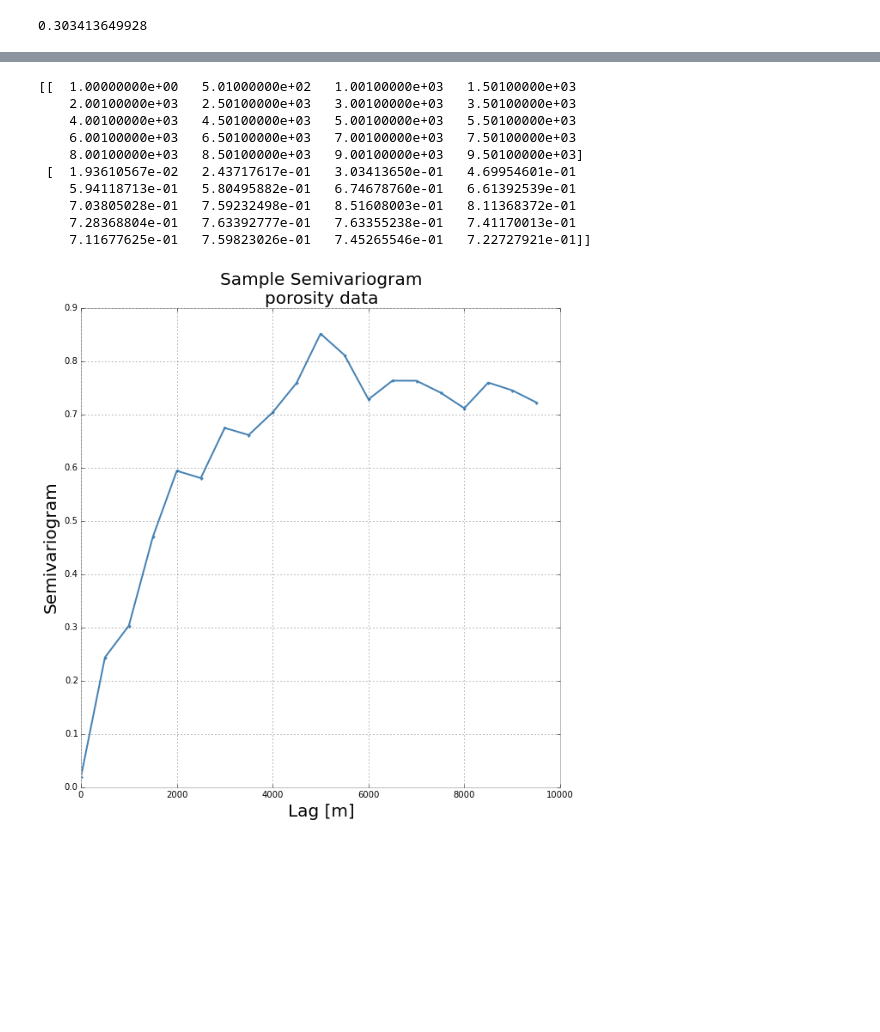
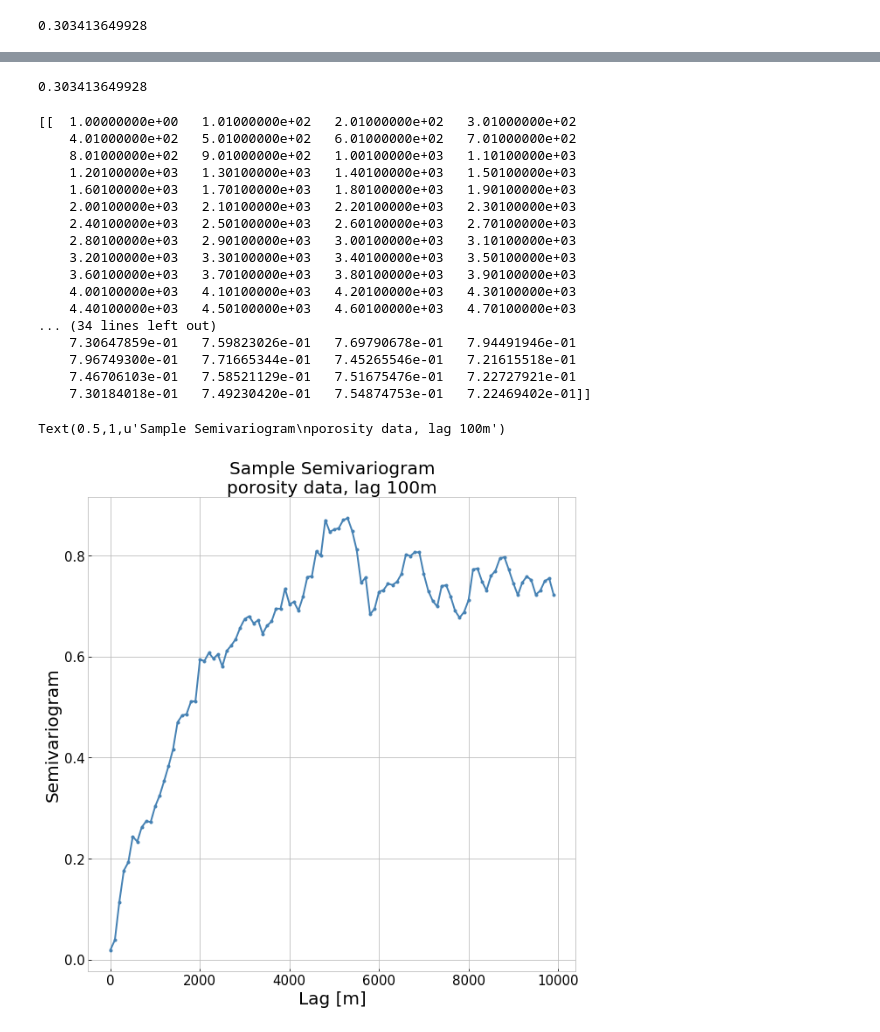
Before and after one commit to fedhere/UInotebooks, a Jupyter notebook: kriging/kriging_porosity.ipynb, the cells around one changed output, grey strips where cells are left out. Drawn from its saved outputs; the diff is of its cells as text; code cells hidden in the pictures; blank space fills up the shorter version.

```diff
--- a/kriging/kriging_porosity.ipynb
+++ b/kriging/kriging_porosity.ipynb
@@ -46,17 +63,18 @@ def SVh_vctzd( P, h, bw ):
     #print pdsv
     N = pdsv.shape[0]
     #print N
-
-    #print pd
+    #print np.triu_indices(N)
     Z = np.zeros((N,N))
-    Z = Z-P[:,2]
-    Z = Z.T+P[:,2]
-    Z=Z**2
-    Zcd =  Z[np.array((np.triu_indices(N))>0) * \
-            (pdsv >= h-bw) * (pdsv <= h+bw) * \
+    Z = Z - P[:,2]
+    #print Z
+    Z = Z.T + P[:,2]
+    #print Z
+    Z = Z**2
+    #print Z
+    Zcd =  Z[(pdsv >= h - bw) * (pdsv <= h + bw) * \
             (~np.identity(N, dtype=bool))]
 
-    #print Z
+    #print Zcd
     return np.sum( Zcd ) / ( 2.0 * len( Zcd ) )
 
 def SVh( P, h, bw ):
@@ -66,16 +84,17 @@ def SVh( P, h, bw ):
     h lag
     P data
     '''
+    #distance matrix (eucledian)
     pdsv = squareform( pdist( P[:,:2] ) )
     #print pdsv
     N = pdsv.shape[0]
     #print N
 
-    #print pd
     Z = list()
     for i in range(N):
-        for j in range(i+1,N):
-            if( pdsv[i,j] >= h-bw )and( pdsv[i,j] <= h+bw ):
+        for j in range(i+1, N):
+            #select only pair of points at the appropriate lag
+            if( pdsv[i,j] >= h - bw )and( pdsv[i,j] <= h + bw ):
                 Z.append( ( P[i,2] - P[j,2] )**2.0 )
     #print Z
     return np.sum( Z ) / ( 2.0 * len( Z ) )
@@ -87,8 +106,8 @@ def SV( P, hs, bw ):
     '''
     sv = list()
     for h in hs:
-        #print hs
-        #sv.append( SVh( P, h, bw ) )
-        sv.append( SVh_vctzd ( P, h, bw ) )
+        #print h
+        sv.append( SVh( P, h, bw ) )
+        #sv.append( SVh_vctzd ( P, h, bw ) )
     sv = [ [ hs[i], sv[i] ] for i in range( len( hs ) ) if sv[i] > 0 ]
     return np.array( sv ).T
@@ -107,27 +138,40 @@ print  SVh( x, 1000, 500 )
+# %%
+print  SVh_vctzd( x, 1000, 500 )
+# %% [output]
+0.303413649928
 # %%
-mysv = SV( x, np.arange(1,10000,500), 500 )
+lag = 100
+mysv = SV( x, np.arange(1, 10000, lag), 500 )
 print mysv
 # %% [output]
-[[  1.00000000e+00   5.01000000e+02   1.00100000e+03   1.50100000e+03
-    2.00100000e+03   2.50100000e+03   3.00100000e+03   3.50100000e+03
-    4.00100000e+03   4.50100000e+03   5.00100000e+03   5.50100000e+03
-    6.00100000e+03   6.50100000e+03   7.00100000e+03   7.50100000e+03
-    8.00100000e+03   8.50100000e+03   9.00100000e+03   9.50100000e+03]
- [  1.93610567e-02   2.43717617e-01   3.03413650e-01   4.69954601e-01
-    5.94118713e-01   5.80495882e-01   6.74678760e-01   6.61392539e-01
-    7.03805028e-01   7.59232498e-01   8.51608003e-01   8.11368372e-01
-    7.28368804e-01   7.63392777e-01   7.63355238e-01   7.41170013e-01
-    7.11677625e-01   7.59823026e-01   7.45265546e-01   7.22727921e-01]]
+[[  1.00000000e+00   1.01000000e+02   2.01000000e+02   3.01000000e+02
+    4.01000000e+02   5.01000000e+02   6.01000000e+02   7.01000000e+02
+    8.01000000e+02   9.01000000e+02   1.00100000e+03   1.10100000e+03
+    1.20100000e+03   1.30100000e+03   1.40100000e+03   1.50100000e+03
+    1.60100000e+03   1.70100000e+03   1.80100000e+03   1.90100000e+03
+    2.00100000e+03   2.10100000e+03   2.20100000e+03   2.30100000e+03
+    2.40100000e+03   2.50100000e+03   2.60100000e+03   2.70100000e+03
+    2.80100000e+03   2.90100000e+03   3.00100000e+03   3.10100000e+03
+    3.20100000e+03   3.30100000e+03   3.40100000e+03   3.50100000e+03
+    3.60100000e+03   3.70100000e+03   3.80100000e+03   3.90100000e+03
+    4.00100000e+03   4.10100000e+03   4.20100000e+03   4.30100000e+03
+    4.40100000e+03   4.50100000e+03   4.60100000e+03   4.70100000e+03
+... (34 lines left out)
+    7.30647859e-01   7.59823026e-01   7.69790678e-01   7.94491946e-01
+    7.96749300e-01   7.71665344e-01   7.45265546e-01   7.21615518e-01
+    7.46706103e-01   7.58521129e-01   7.51675476e-01   7.22727921e-01
+    7.30184018e-01   7.49230420e-01   7.54874753e-01   7.22469402e-01]]
 # %%
-bw = 500
+
 # lags in 500 meter increments from zero to 10,000
-hs = np.arange(0,10500,bw)
+hs = np.arange(0, 10500, lag)
 #mysv = SV( x, hs, bw )
 pl.figure(figsize=(10,10))
 plot( mysv[0], mysv[1], '.-' )
-xlabel('Lag [m]', fontsize=20)
-ylabel('Semivariogram', fontsize=20)
-title('Sample Semivariogram\nporosity data', fontsize=20) ;
+pl.xlabel('Lag [m]', fontsize=20)
+pl.ylabel('Semivariogram', fontsize=20)
+pl.title('Sample Semivariogram\nporosity data, lag %dm'%lag, fontsize=20)
 # %% [output]
+Text(0.5,1,u'Sample Semivariogram\nporosity data, lag 100m')
-[figure, old version]
+[figure, new version]
 # %% [markdown]
```
Also changed, not shown: parts of 28 cells of this notebook.
